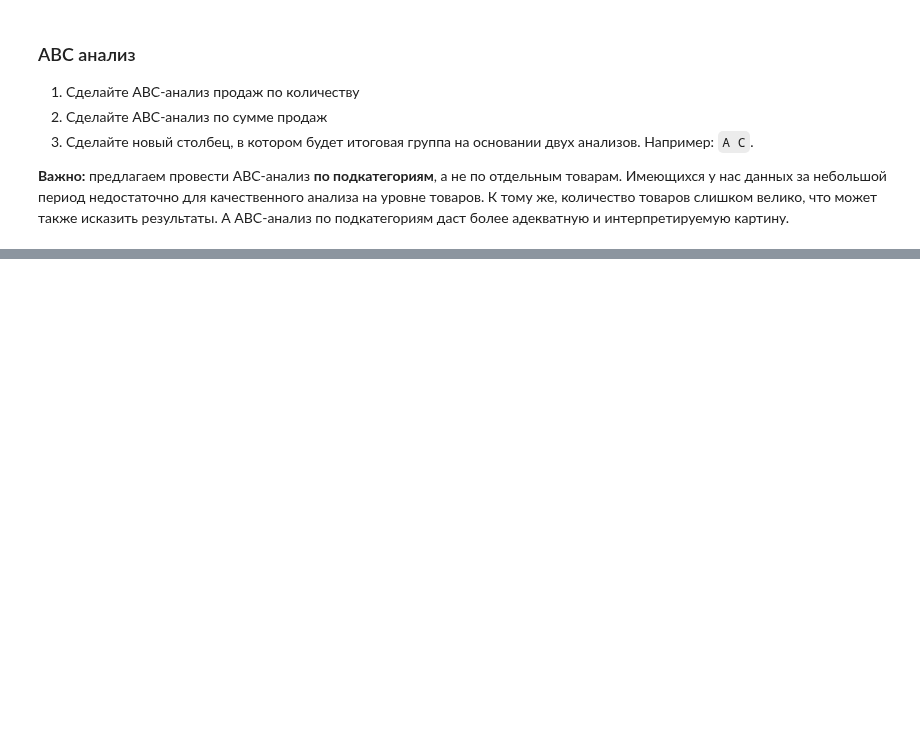
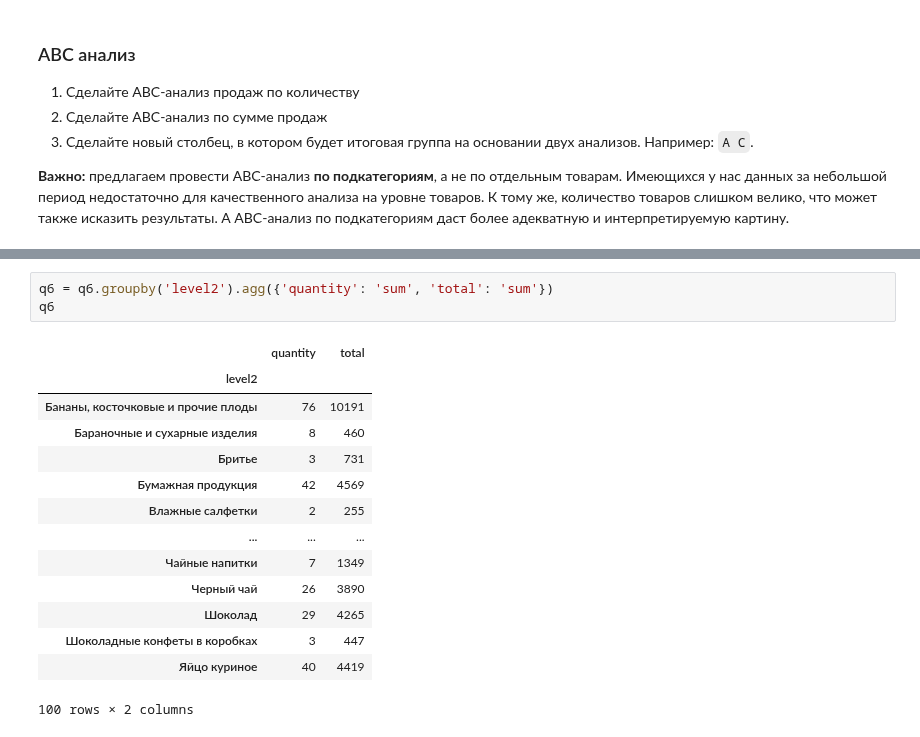
Before and after one commit to mishandri/Data-Analysis, a Jupyter notebook: 10. Итоговый проект Pandas/Решение.ipynb, the cells around one changed output, grey strips where cells are left out. Drawn from its saved outputs; the diff is of its cells as text; blank space fills up the shorter version.

```diff
--- a/10. Итоговый проект Pandas/Решение.ipynb
+++ b/10. Итоговый проект Pandas/Решение.ipynb
@@ -265,0 +289,18 @@ fig.set(xlabel='Маржа (руб)', ylabel='Категория товара');
+# %%
+q6 = q6.groupby('level2').agg({'quantity': 'sum', 'total': 'sum'})
+q6
+# %% [output]
+|  | quantity | total |
+| level2 |  |  |
+| Бананы, косточковые и прочие плоды | 76 | 10191 |
+| Бараночные и сухарные изделия | 8 | 460 |
+| Бритье | 3 | 731 |
+| Бумажная продукция | 42 | 4569 |
+| Влажные салфетки | 2 | 255 |
+| ... | ... | ... |
+| Чайные напитки | 7 | 1349 |
+| Черный чай | 26 | 3890 |
+| Шоколад | 29 | 4265 |
+| Шоколадные конфеты в коробках | 3 | 447 |
+| Яйцо куриное | 40 | 4419 |
+100 rows × 2 columns
```
Also changed, not shown: parts of 4 cells of this notebook.
